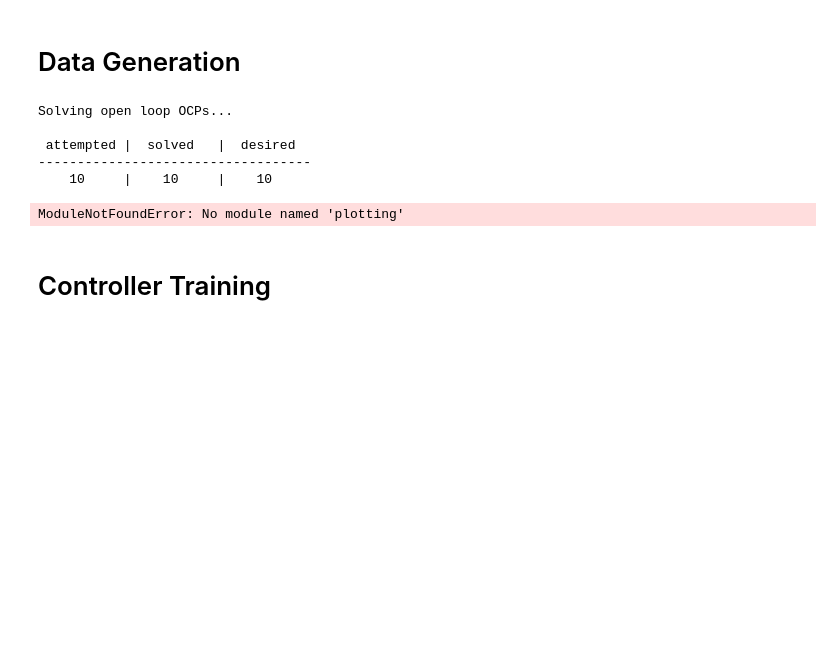
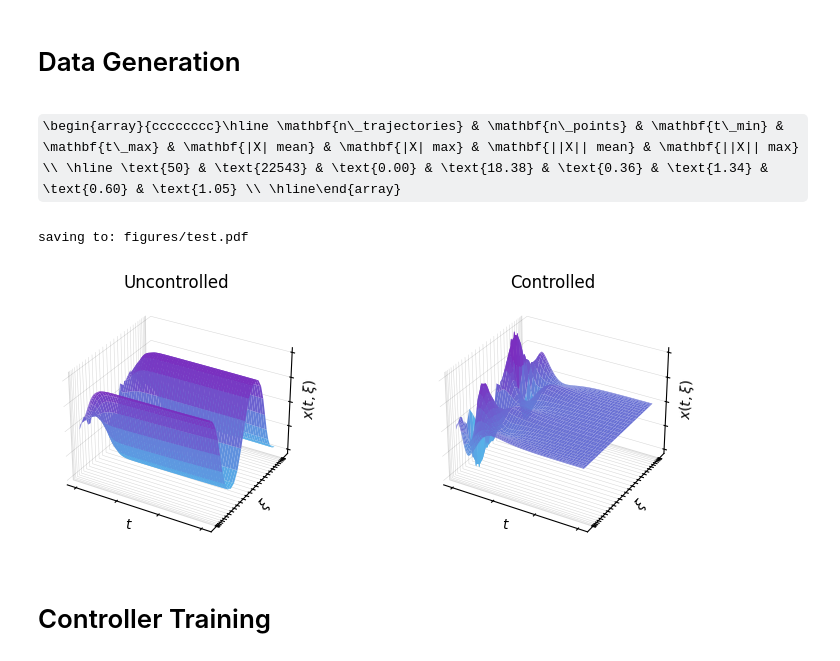
Before and after one commit to flosoellner/AdHoc, a Jupyter notebook: experiment.ipynb, the cells around one changed output. Saved outputs shown, nothing was run; the diff lists cells and outputs as text; code cells hidden in the pictures; some formulas as TeX source; blank space fills up the shorter version.

Commit message:
allen-cahn example/figures/adaptive sampling heuristic/hybrid training loop

```diff
--- a/experiment.ipynb
+++ b/experiment.ipynb
@@ -16,31 +18,19 @@ Seed: 0 State Dimension: 64 Horizon: 10.0 Dynamics: burgers
 # %% [markdown]
 # Data Generation
-# %%
-lqr_controller = config.ocp.LQR  # or models.LQRController(config)
-
-dataset, n_attempt, n_fail, sol_time, fail_time = data.generate(
-    config.ocp,      # OCP first
-    config,          # then config
-    n_trajectories=10,
-    controller=lqr_controller,
-)
-
-
-
-
-
-
-
-# Visualization (uncomment if plot_pde_3d exists)
-from plotting import plot_pde_3d
-plot_pde_3d(config, ctrl, x0=x0, T_final=10.0)
-plt.show()
-# %% [output]
-Solving open loop OCPs...
-
- attempted |  solved   |  desired
------------------------------------
-    10     |    10     |    10
-ModuleNotFoundError: No module named 'plotting'
+# %%
+import matplotlib.pyplot as plt
+from data import load_or_generate
+
+data, meta = load_or_generate(config, n_trajectories=50, controller=config.ocp.LQR, force_regen=False)
+
+tables.save_data_summary_table_tex(config=config, data=data, savepath="thesis/tables/data_summary.tex");
+tables.show_katex_array(tables.make_data_summary_spec(config, data))
+
+fig = P.plot_3d(config=config, controller=config.ocp.LQR, savepath="figures/test.pdf")
+plt.show()
+# %% [output]
+\begin{array}{cccccccc}\hline \mathbf{n\_trajectories} & \mathbf{n\_points} & \mathbf{t\_min} & \mathbf{t\_max} & \mathbf{|X| mean} & \mathbf{|X| max} & \mathbf{||X|| mean} & \mathbf{||X|| max} \\ \hline \text{50} & \text{22543} & \text{0.00} & \text{18.38} & \text{0.36} & \text{1.34} & \text{0.60} & \text{1.05} \\ \hline\end{array}
+saving to: figures/test.pdf
+[figure, added]
 # %% [markdown]
 # Controller Training
```
Also changed, not shown: parts of 28 cells of this notebook, 18 other files.
